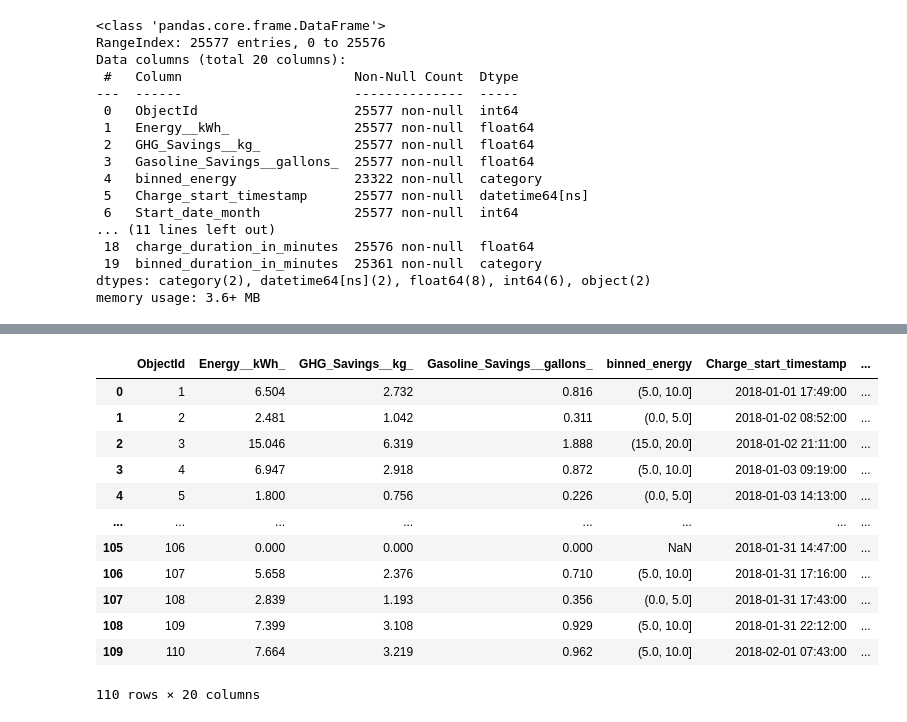
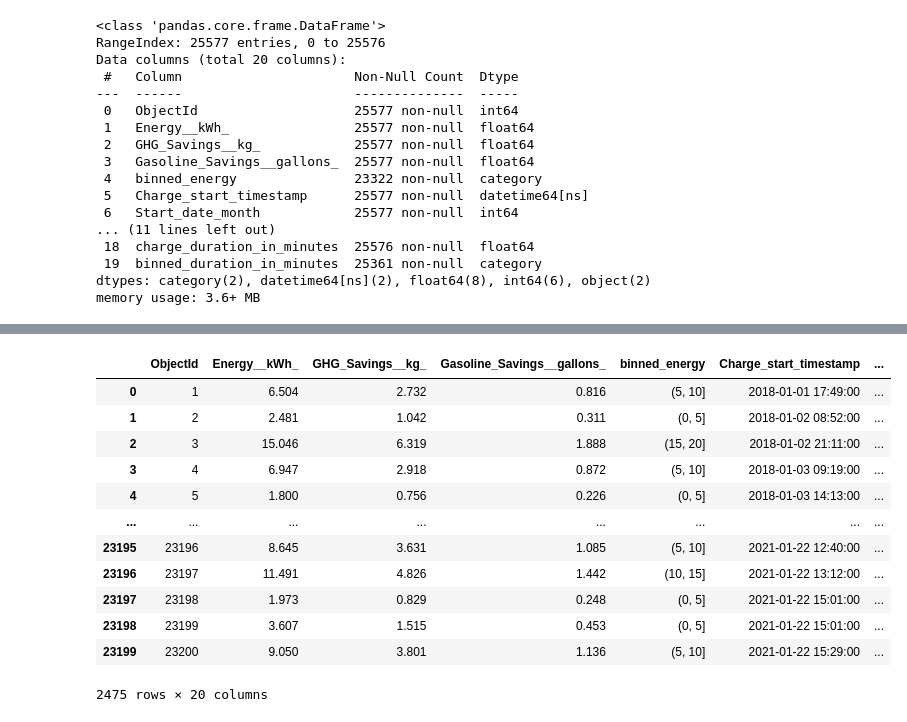
Before and after one commit to Kinjal124/IndependentStudyResearch, a Jupyter notebook: idp_V2.ipynb, the cells around one changed output, grey strips where cells are left out. Saved outputs shown, nothing was run; the diff lists cells and outputs as text; code cells hidden in the pictures.

```diff
--- a/idp_V2.ipynb
+++ b/idp_V2.ipynb
@@ -784,16 +778,0 @@ newdf.head(110).plot(x='start_time_in_minutes', y='Energy__kWh_', label='Energy_
-# %%
-newdf.head(110)
-# %% [output]
-|  | ObjectId | Energy__kWh_ | GHG_Savings__kg_ | Gasoline_Savings__gallons_ | binned_energy | Charge_start_timestamp | ... |
-| 0 | 1 | 6.504 | 2.732 | 0.816 | (5.0, 10.0] | 2018-01-01 17:49:00 | ... |
-| 1 | 2 | 2.481 | 1.042 | 0.311 | (0.0, 5.0] | 2018-01-02 08:52:00 | ... |
-| 2 | 3 | 15.046 | 6.319 | 1.888 | (15.0, 20.0] | 2018-01-02 21:11:00 | ... |
-| 3 | 4 | 6.947 | 2.918 | 0.872 | (5.0, 10.0] | 2018-01-03 09:19:00 | ... |
-| 4 | 5 | 1.800 | 0.756 | 0.226 | (0.0, 5.0] | 2018-01-03 14:13:00 | ... |
-| ... | ... | ... | ... | ... | ... | ... | ... |
-| 105 | 106 | 0.000 | 0.000 | 0.000 | NaN | 2018-01-31 14:47:00 | ... |
-| 106 | 107 | 5.658 | 2.376 | 0.710 | (5.0, 10.0] | 2018-01-31 17:16:00 | ... |
-| 107 | 108 | 2.839 | 1.193 | 0.356 | (0.0, 5.0] | 2018-01-31 17:43:00 | ... |
-| 108 | 109 | 7.399 | 3.108 | 0.929 | (5.0, 10.0] | 2018-01-31 22:12:00 | ... |
-| 109 | 110 | 7.664 | 3.219 | 0.962 | (5.0, 10.0] | 2018-02-01 07:43:00 | ... |
-110 rows × 20 columns
@@ -799,0 +782,16 @@ newdf.head(110)
+# %%
+df_jan
+# %% [output]
+|  | ObjectId | Energy__kWh_ | GHG_Savings__kg_ | Gasoline_Savings__gallons_ | binned_energy | Charge_start_timestamp | ... |
+| 0 | 1 | 6.504 | 2.732 | 0.816 | (5, 10] | 2018-01-01 17:49:00 | ... |
+| 1 | 2 | 2.481 | 1.042 | 0.311 | (0, 5] | 2018-01-02 08:52:00 | ... |
+| 2 | 3 | 15.046 | 6.319 | 1.888 | (15, 20] | 2018-01-02 21:11:00 | ... |
+| 3 | 4 | 6.947 | 2.918 | 0.872 | (5, 10] | 2018-01-03 09:19:00 | ... |
+| 4 | 5 | 1.800 | 0.756 | 0.226 | (0, 5] | 2018-01-03 14:13:00 | ... |
+| ... | ... | ... | ... | ... | ... | ... | ... |
+| 23195 | 23196 | 8.645 | 3.631 | 1.085 | (5, 10] | 2021-01-22 12:40:00 | ... |
+| 23196 | 23197 | 11.491 | 4.826 | 1.442 | (10, 15] | 2021-01-22 13:12:00 | ... |
+| 23197 | 23198 | 1.973 | 0.829 | 0.248 | (0, 5] | 2021-01-22 15:01:00 | ... |
+| 23198 | 23199 | 3.607 | 1.515 | 0.453 | (0, 5] | 2021-01-22 15:01:00 | ... |
+| 23199 | 23200 | 9.050 | 3.801 | 1.136 | (5, 10] | 2021-01-22 15:29:00 | ... |
+2475 rows × 20 columns
```
Also changed, not shown: parts of 16 cells of this notebook.
